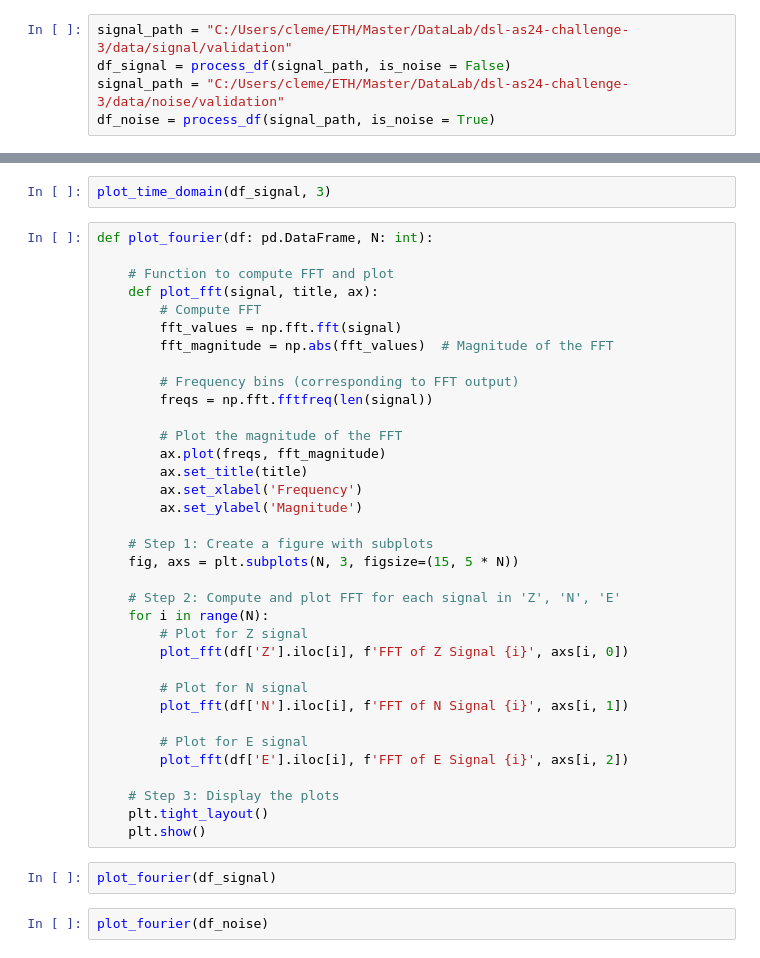
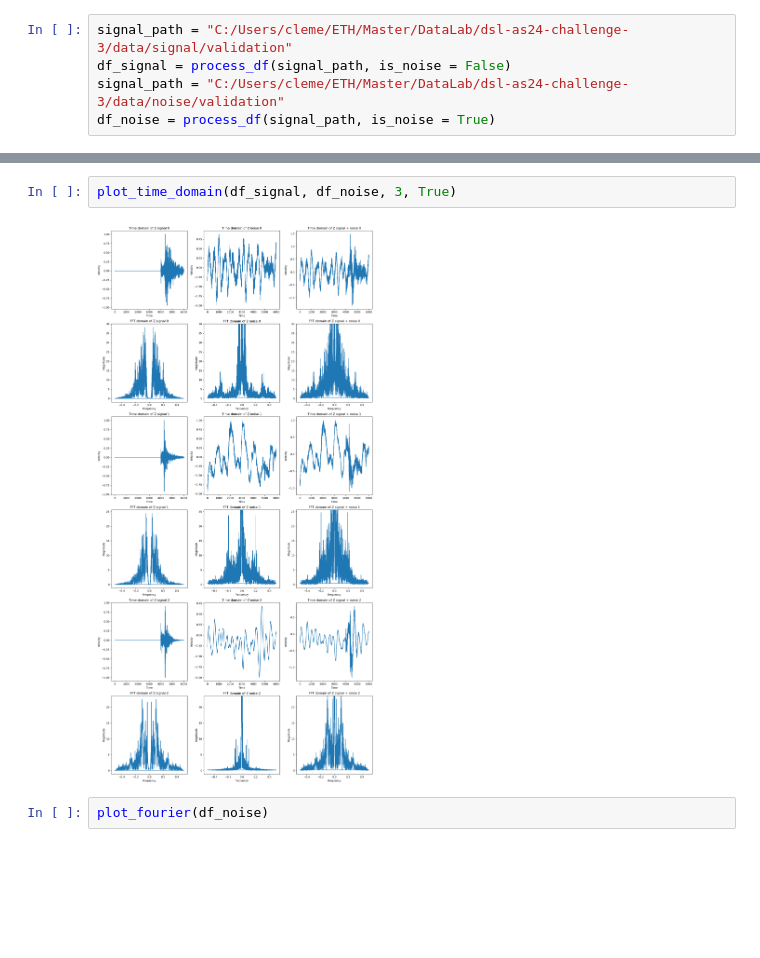
Before and after one commit to Taobyte/dsl-as24-challenge-3, a Jupyter notebook: notebooks/bandpass_filter_benchmark.ipynb, the cells around one changed output, grey strips where cells are left out. Saved outputs shown, nothing was run; the diff lists cells and outputs as text; blank space fills up the shorter version.

Commit message:
signal + fft visualization

```diff
--- a/notebooks/bandpass_filter_benchmark.ipynb
+++ b/notebooks/bandpass_filter_benchmark.ipynb
@@ -66,43 +100,8 @@ def plot_time_domain(df: pd.DataFrame, total: int):
     plt.tight_layout()
     plt.show()
 # %%
-plot_time_domain(df_signal, 3)
+plot_time_domain(df_signal, df_noise, 3, True)
+# %% [output]
+[figure, added]
-# %%
-def plot_fourier(df: pd.DataFrame, N: int):
-
-    # Function to compute FFT and plot
-    def plot_fft(signal, title, ax):
-        # Compute FFT
-        fft_values = np.fft.fft(signal)
-        fft_magnitude = np.abs(fft_values)  # Magnitude of the FFT
-
-        # Frequency bins (corresponding to FFT output)
-        freqs = np.fft.fftfreq(len(signal))
-
-        # Plot the magnitude of the FFT
-        ax.plot(freqs, fft_magnitude)
-        ax.set_title(title)
-        ax.set_xlabel('Frequency')
-        ax.set_ylabel('Magnitude')
-
-    # Step 1: Create a figure with subplots
-    fig, axs = plt.subplots(N, 3, figsize=(15, 5 * N))
-
-    # Step 2: Compute and plot FFT for each signal in 'Z', 'N', 'E'
-    for i in range(N):
-        # Plot for Z signal
-        plot_fft(df['Z'].iloc[i], f'FFT of Z Signal {i}', axs[i, 0])
-
-        # Plot for N signal
-        plot_fft(df['N'].iloc[i], f'FFT of N Signal {i}', axs[i, 1])
-
-        # Plot for E signal
-        plot_fft(df['E'].iloc[i], f'FFT of E Signal {i}', axs[i, 2])
-
-    # Step 3: Display the plots
-    plt.tight_layout()
-    plt.show()
-# %%
-plot_fourier(df_signal)
 # %%
 plot_fourier(df_noise)
```
Also changed, not shown: parts of 4 cells of this notebook, 2 other files.
